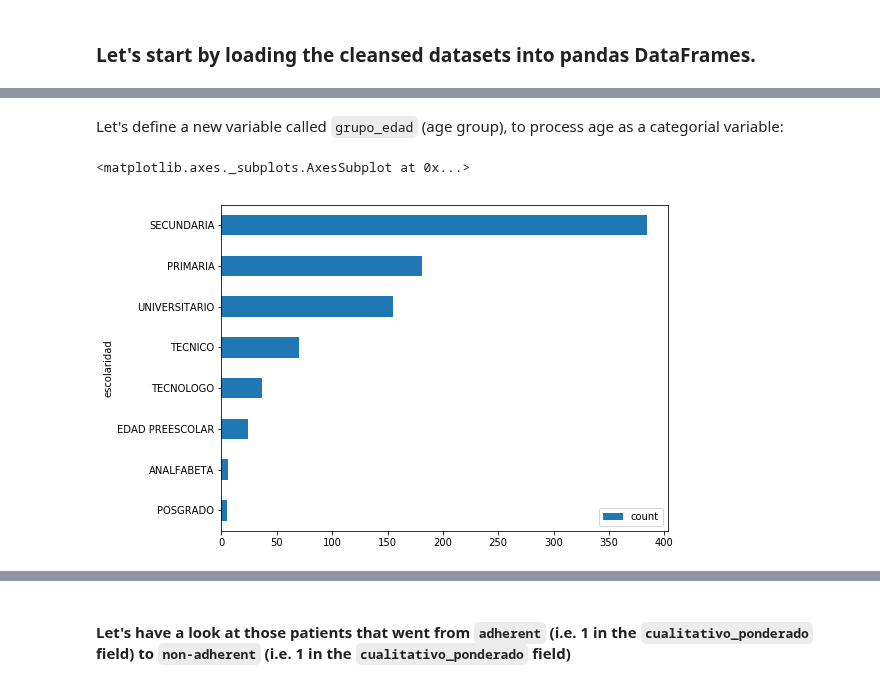
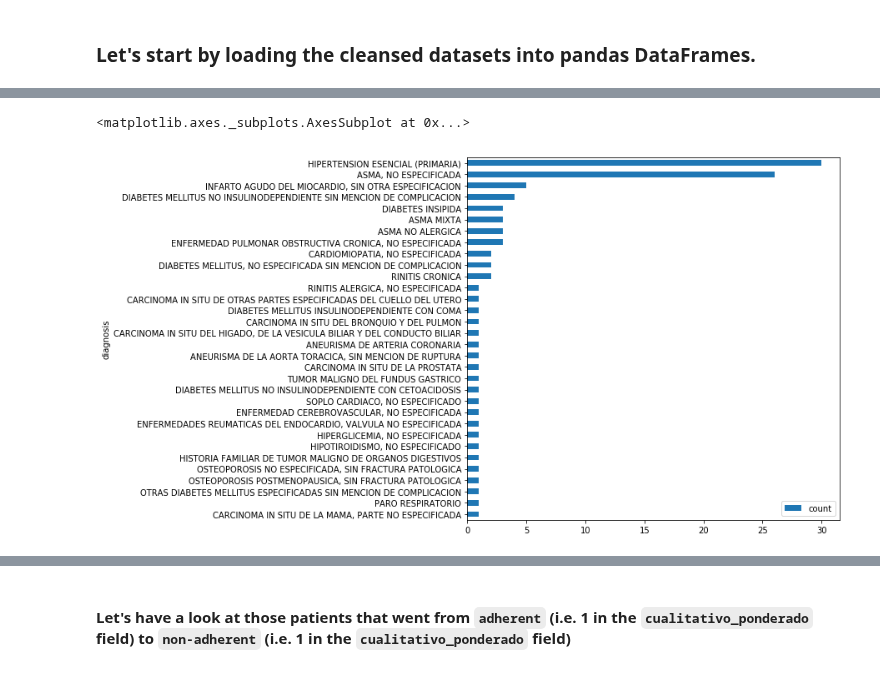
Before and after one commit to DS4A-T22/exploratory_data_analysis, a Jupyter notebook: EDA-FR_Adherence_01.ipynb, the cells around one changed output, grey strips where cells are left out. Drawn from its saved outputs; the diff is of its cells as text; code cells hidden in the pictures.

```diff
--- a/EDA-FR_Adherence_01.ipynb
+++ b/EDA-FR_Adherence_01.ipynb
@@ -70,2 +82,0 @@ basic_info.describe(include='all')
-# %% [markdown]
-Let's define a new variable called `grupo_edad` (age group), to process age as a categorial variable:
@@ -74,6 +83,6 @@ basic_info['grupo_edad'] = basic_info['edad'].apply(lambda x: np.ceil(x/10.))
 # %%
-escolaridad = basic_info[['id_paciente', 'escolaridad']].groupby('escolaridad').size().sort_values(ascending=False).reset_index(name='count')
-escolaridad.sort_values(by='count', ascending=True).plot(kind='barh', x='escolaridad', figsize=(8,6))
+diagnosis = familiar_records[['id_patient', 'diagnosis']].groupby('diagnosis').size().sort_values(ascending=False).reset_index(name='count')
+diagnosis.sort_values(by='count', ascending=True).plot(kind='barh', x='diagnosis', figsize=(8,8))
 # %% [output]
 <matplotlib.axes._subplots.AxesSubplot at 0x...>
-[figure, old version]
+[figure, new version]
```
Also changed, not shown: parts of 124 cells of this notebook, 1 other file.
